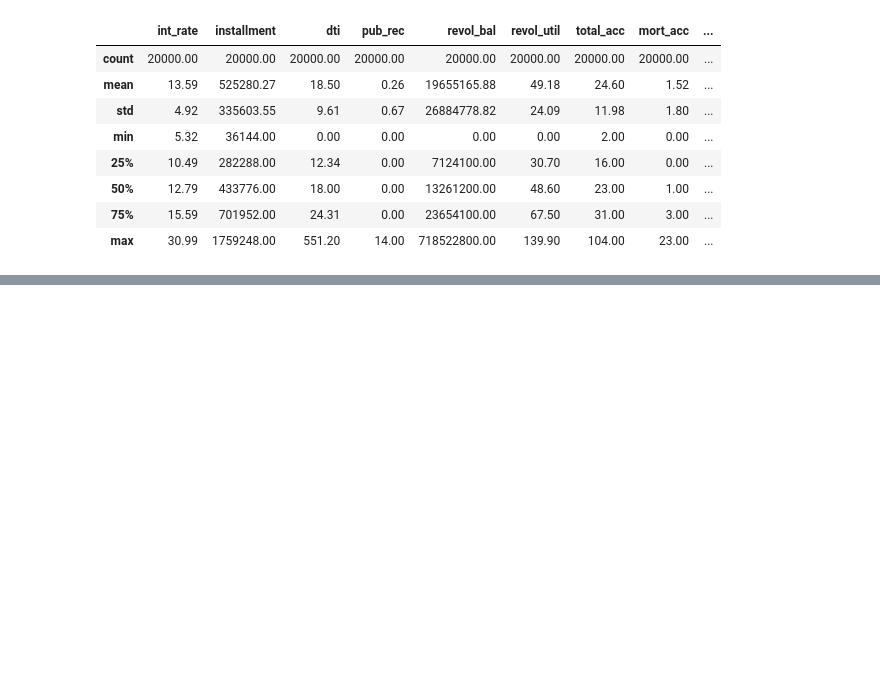
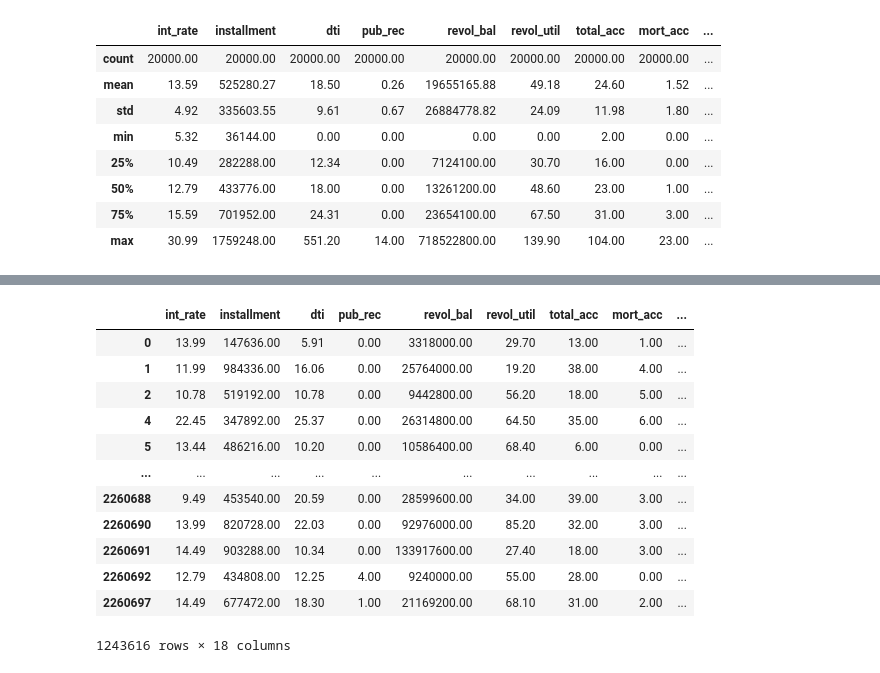
Before and after one commit to oeloanja/ML_screening, a Jupyter notebook: preprocessing.ipynb, the cells around one changed output, grey strips where cells are left out. Cells and saved outputs as stored; diff of their text form; code cells hidden in the pictures; blank space fills up the shorter version.

```diff
--- a/preprocessing.ipynb
+++ b/preprocessing.ipynb
@@ -373,0 +424,16 @@ data_ver3_20.describe()
+# %%
+data_ver3_target
+# %% [output]
+|  | int_rate | installment | dti | pub_rec | revol_bal | revol_util | total_acc | mort_acc | ... |
+| 0 | 13.99 | 147636.00 | 5.91 | 0.00 | 3318000.00 | 29.70 | 13.00 | 1.00 | ... |
+| 1 | 11.99 | 984336.00 | 16.06 | 0.00 | 25764000.00 | 19.20 | 38.00 | 4.00 | ... |
+| 2 | 10.78 | 519192.00 | 10.78 | 0.00 | 9442800.00 | 56.20 | 18.00 | 5.00 | ... |
+| 4 | 22.45 | 347892.00 | 25.37 | 0.00 | 26314800.00 | 64.50 | 35.00 | 6.00 | ... |
+| 5 | 13.44 | 486216.00 | 10.20 | 0.00 | 10586400.00 | 68.40 | 6.00 | 0.00 | ... |
+| ... | ... | ... | ... | ... | ... | ... | ... | ... | ... |
+| 2260688 | 9.49 | 453540.00 | 20.59 | 0.00 | 28599600.00 | 34.00 | 39.00 | 3.00 | ... |
+| 2260690 | 13.99 | 820728.00 | 22.03 | 0.00 | 92976000.00 | 85.20 | 32.00 | 3.00 | ... |
+| 2260691 | 14.49 | 903288.00 | 10.34 | 0.00 | 133917600.00 | 27.40 | 18.00 | 3.00 | ... |
+| 2260692 | 12.79 | 434808.00 | 12.25 | 4.00 | 9240000.00 | 55.00 | 28.00 | 0.00 | ... |
+| 2260697 | 14.49 | 677472.00 | 18.30 | 1.00 | 21169200.00 | 68.10 | 31.00 | 2.00 | ... |
+1243616 rows × 18 columns
```
Also changed, not shown: parts of 30 cells of this notebook, 2 other files.
